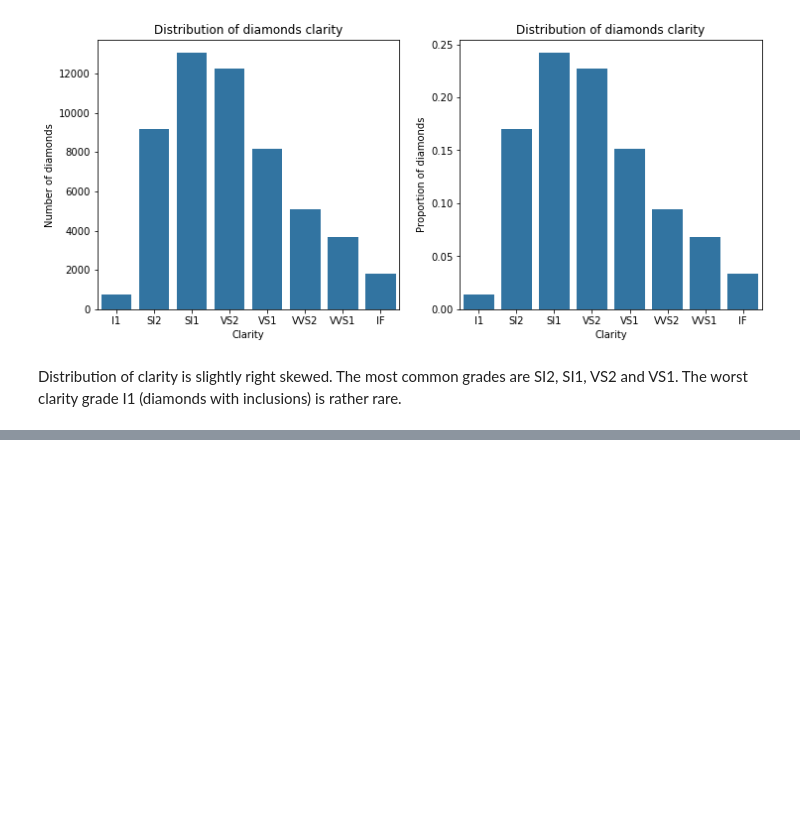
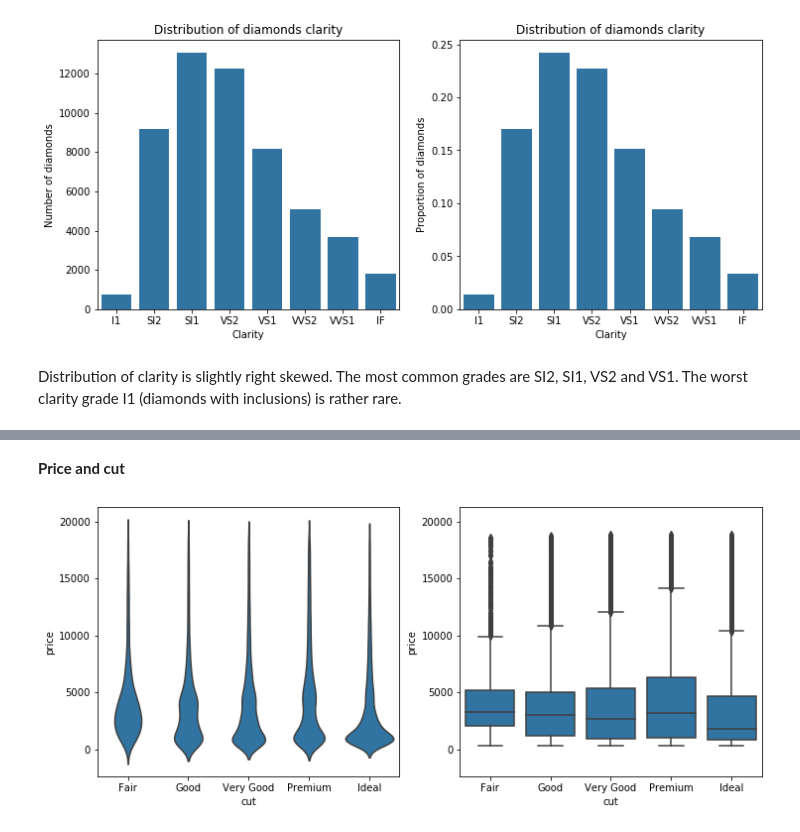
Before and after one commit to mcambalova/data-vis-case-study-diamonds, a Jupyter notebook: data-visualization-diamonds.ipynb, the cells around one changed output, grey strips where cells are left out. Cells and saved outputs as stored; diff of their text form; code cells hidden in the pictures; blank space fills up the shorter version.

```diff
--- a/data-visualization-diamonds.ipynb
+++ b/data-visualization-diamonds.ipynb
@@ -316,0 +375,17 @@ Distribution of clarity is slightly right skewed. The most common grades are SI2
+# %%
+# set the base color for all plots
+base_color = sb.color_palette()[0]
+# %% [markdown]
+__Price and cut__
+# %%
+# price vs. cut
+plt.figure(figsize = (12, 5))
+
+plt.subplot(1, 2, 1)
+ax1 = sb.violinplot(data = diamonds, x = 'cut', y = 'price', color = base_color, inner = None)
+
+plt.subplot(1, 2, 2)
+sb.boxplot(data = diamonds, x = 'cut', y = 'price', color = base_color)
+plt.ylim(ax1.get_ylim());
+# %% [output]
+[figure, added]
```
Also changed, not shown: parts of 24 cells of this notebook.
